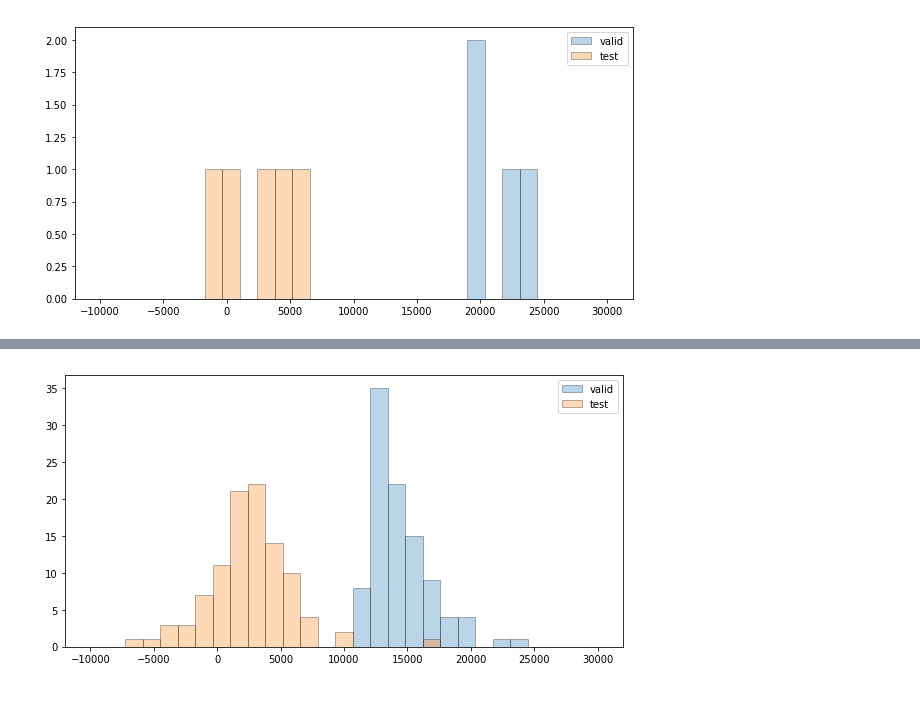
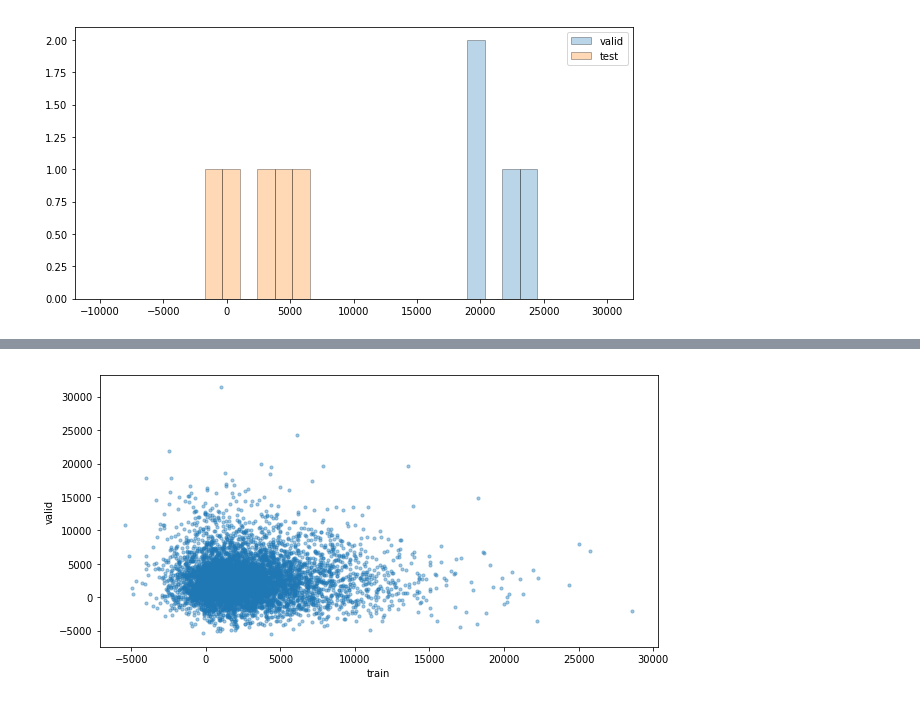
Before and after one commit to wywongbd/pairstrade-fyp-2019, a Jupyter notebook: model/trading_model.ipynb, the cells around one changed output, grey strips where cells are left out. Saved outputs shown, nothing was run; the diff lists cells and outputs as text; code cells hidden in the pictures.

Commit message:
added scatter plot for showing correlation.

```diff
--- a/model/trading_model.ipynb
+++ b/model/trading_model.ipynb
@@ -937,17 +920,12 @@ plt.gcf().set_size_inches(10, 5)
-# %%
-# pick best K pairs from valid result and see how good those pairs are in test
-K = 100
-valid_total_r_ordered = sorted(list(valid_total_r_dict.items()), key=lambda x: x[1], reverse=True)
-valid_total_r_ordered_sliced = valid_total_r_ordered[:K]
-test_total_r_sliced = [(x[0], test_total_r_dict[x[0]]) for x in valid_total_r_ordered_sliced]
-test_total_r_corresponding_value = [x[1] for x in test_total_r_sliced]
-valid_total_r_sliced_value = [x[1] for x in valid_total_r_ordered_sliced]
-
-# see if the model overfits a lot by checking the performace in valid of best K pairs in train
-bins = np.linspace(-10000, 30000, 30)
-plt.hist(valid_total_r_sliced_value, bins, alpha=0.3, label='valid')
-plt.hist(test_total_r_corresponding_value, bins, alpha=0.3, label='test')
-plt.legend(loc='upper right')
-plt.gcf().set_size_inches(10, 5)
-# %% [output]
-[figure, removed]
+# %%
+train_total_r_ordered_by_name = sorted(list(train_total_r_dict.items()), key=lambda x: x[0])
+valid_total_r_ordered_by_name = sorted(list(valid_total_r_dict.items()), key=lambda x: x[0])
+train_total_r_ordered_val = [x[1] for x in train_total_r_ordered_by_name]
+valid_total_r_ordered_val = [x[1] for x in valid_total_r_ordered_by_name]
+
+plt.scatter(train_total_r_ordered_val, valid_total_r_ordered_val, s=10, alpha=0.4, label='train')
+plt.xlabel('train')
+plt.ylabel('valid')
+plt.gcf().set_size_inches(10, 5)
+# %% [output]
+[figure, added]
```
Also changed, not shown: parts of 2 cells of this notebook.
